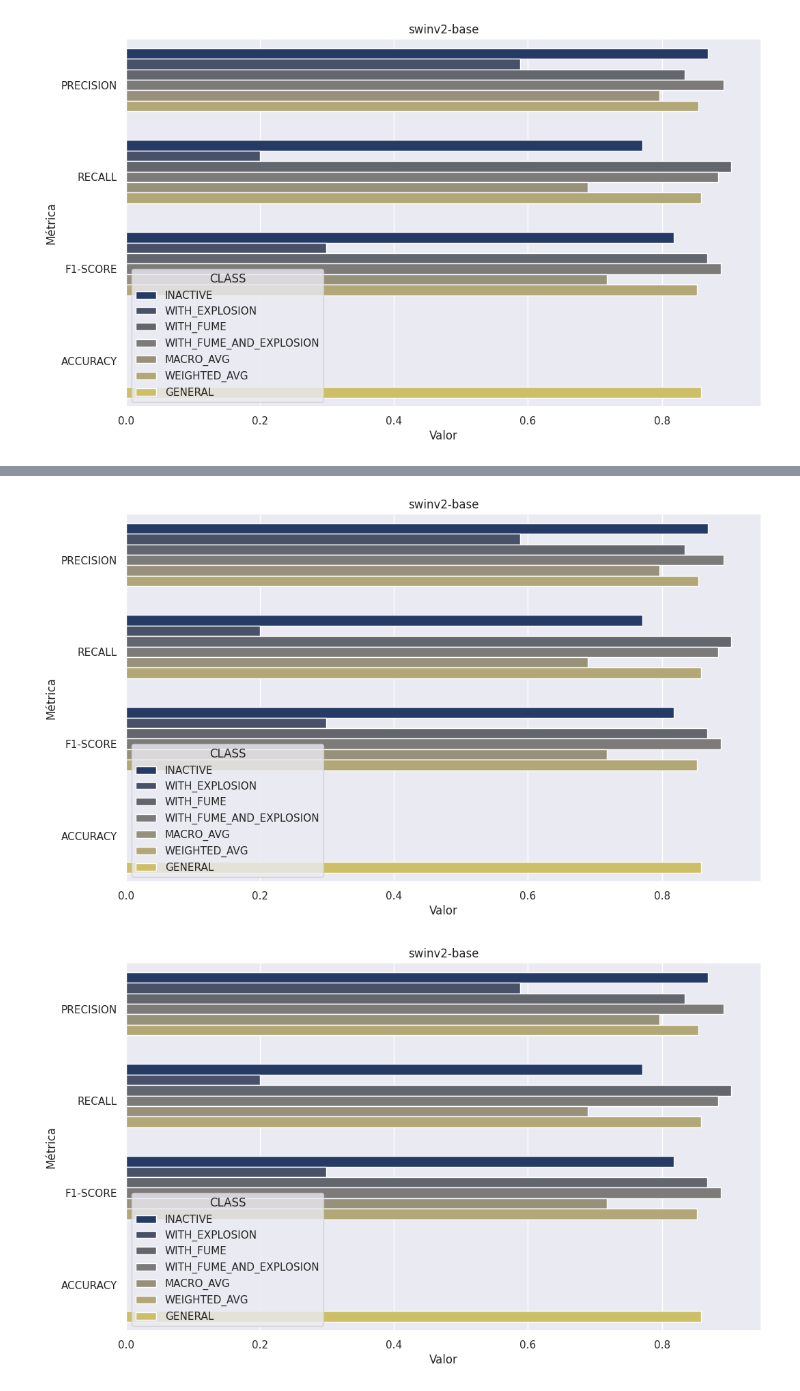
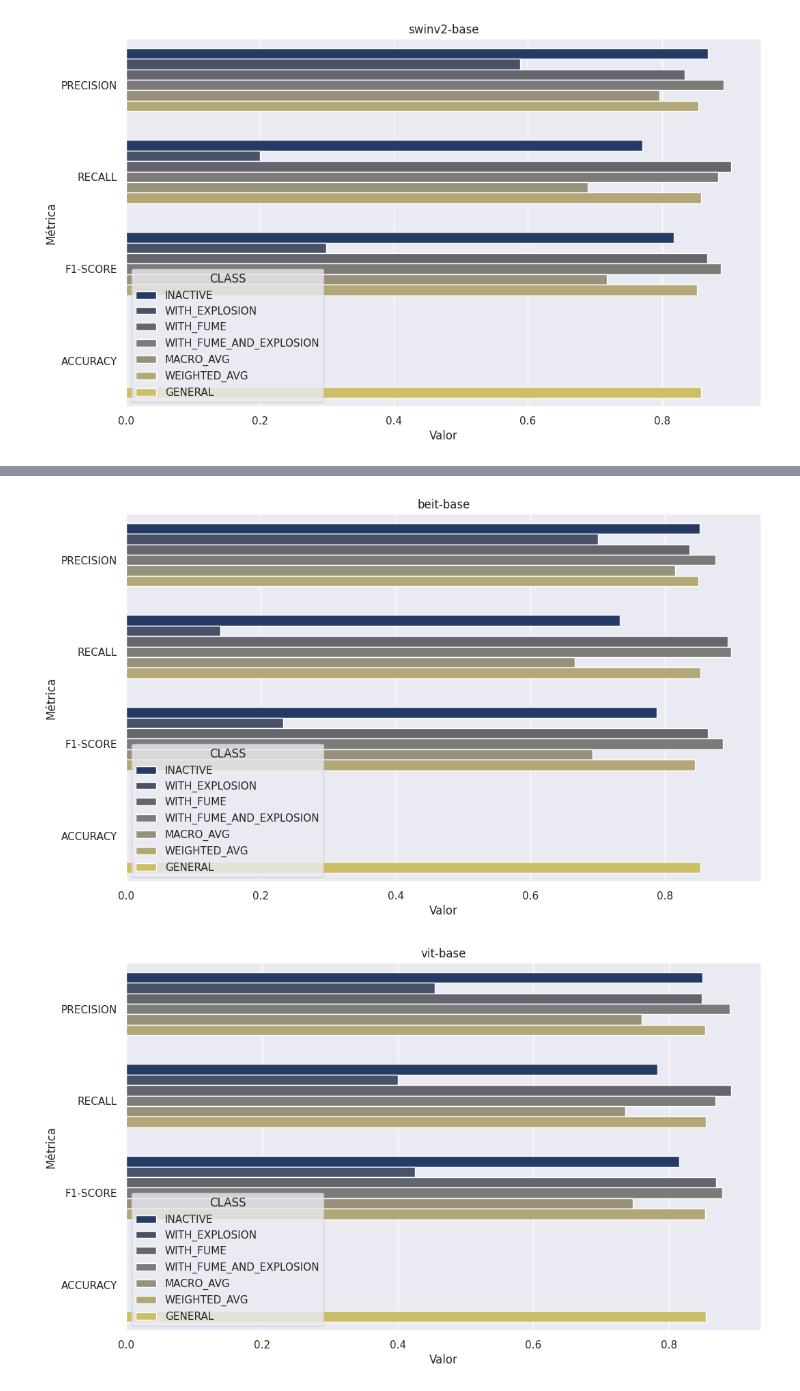
Before and after one commit to mirluvams/tesis, a Jupyter notebook: 8-representation.ipynb, the cells around one changed output, grey strips where cells are left out. Saved outputs shown, nothing was run; the diff lists cells and outputs as text; code cells hidden in the pictures.

```diff
--- a/8-representation.ipynb
+++ b/8-representation.ipynb
@@ -92,8 +96,12 @@ plot_model("swinv2-base")
 # %%
-plot_model("swinv2-base")
+plot_model("beit-base")
+plt.savefig("metrics/beit-base-metrics.png")
+plt.show()
 # %% [output]
-[figure, old version]
+[figure, new version]
 # %%
-plot_model("swinv2-base")
+plot_model("vit-base")
+plt.savefig("metrics/vit-base-metrics.png")
+plt.show()
 # %% [output]
-[figure, old version]
+[figure, new version]
```
Also changed, not shown: parts of 2 cells of this notebook.
